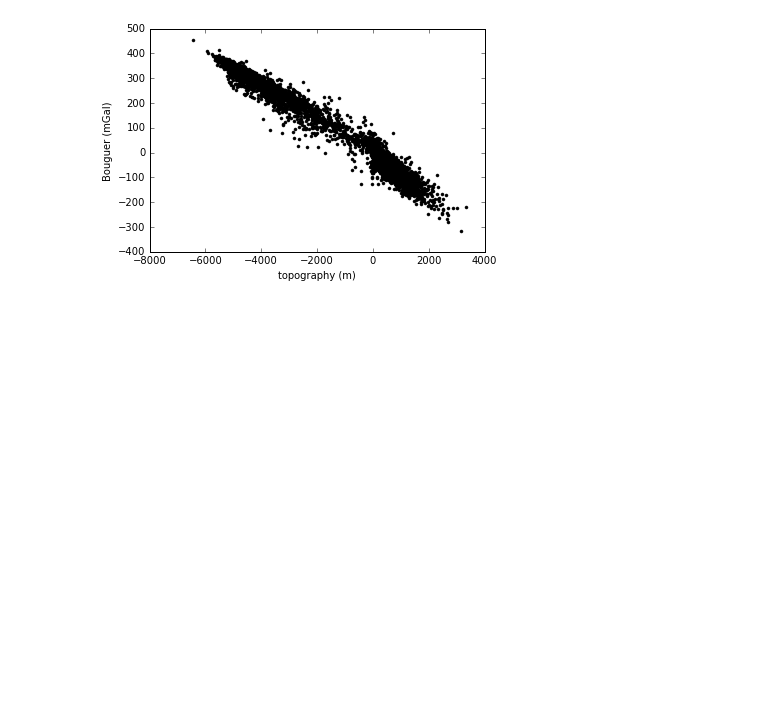
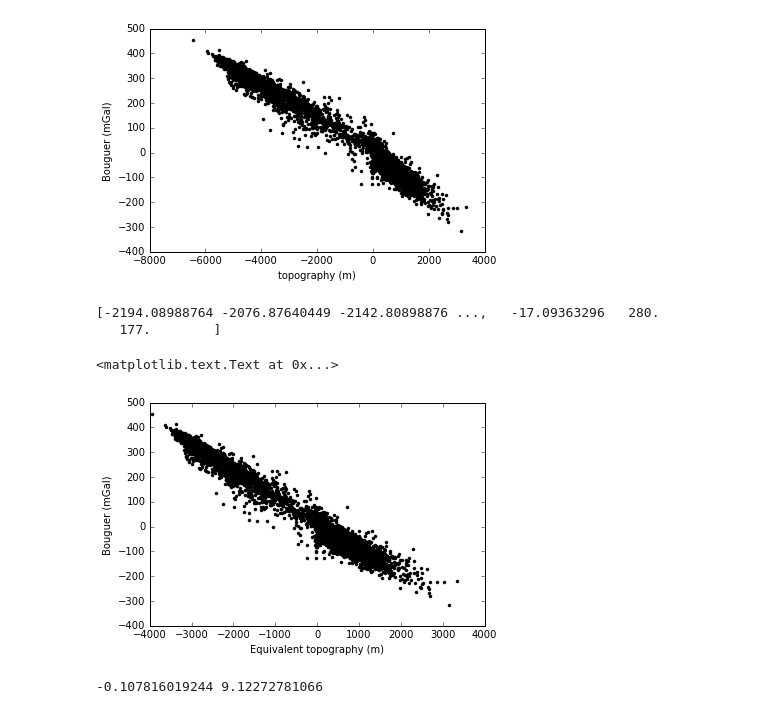
Before and after one commit to leouieda/africa-gravity, a Jupyter notebook: data_processing.ipynb, the cells around one changed output. Drawn from its saved outputs; the diff is of its cells as text; code cells hidden in the pictures; blank space fills up the shorter version.

Commit message:
Plot bouguer vs equivalent topography

```diff
--- a/data_processing.ipynb
+++ b/data_processing.ipynb
@@ -117,3 +119,26 @@ plt.ylabel('Bouguer (mGal)')
 # %% [output]
 <matplotlib.text.Text at 0x...>
 [figure]
+# %%
+rhoa = 1040
+rhoc = 2670
+# %%
+topo_eq = np.copy(topo)
+topo_eq[topo < 0] = topo[topo < 0]*(rhoc - rhoa)/rhoc
+print(topo_eq)
+# %% [output]
+[-2194.08988764 -2076.87640449 -2142.80898876 ...,   -17.09363296   280.
+   177.        ]
+# %%
+plt.figure()
+plt.plot(topo_eq, bouguer, '.k')
+plt.xlabel('Equivalent topography (m)')
+plt.ylabel('Bouguer (mGal)')
+# %% [output]
+<matplotlib.text.Text at 0x...>
+[figure, added]
+# %%
+a, b = sp.polyfit(topo_eq, bouguer, deg=1)
+print(a, b)
+# %% [output]
+-0.107816019244 9.12272781066
```
Also changed, not shown: parts of 9 cells of this notebook.
